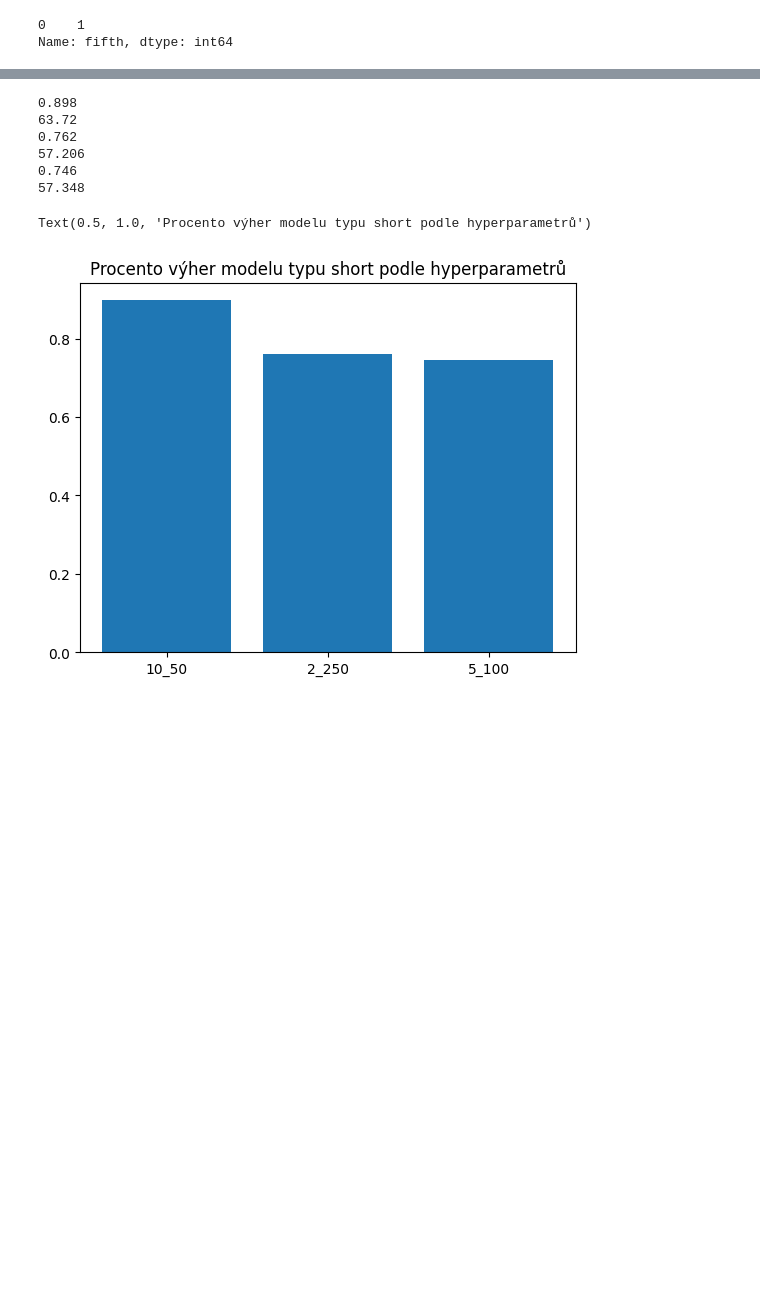
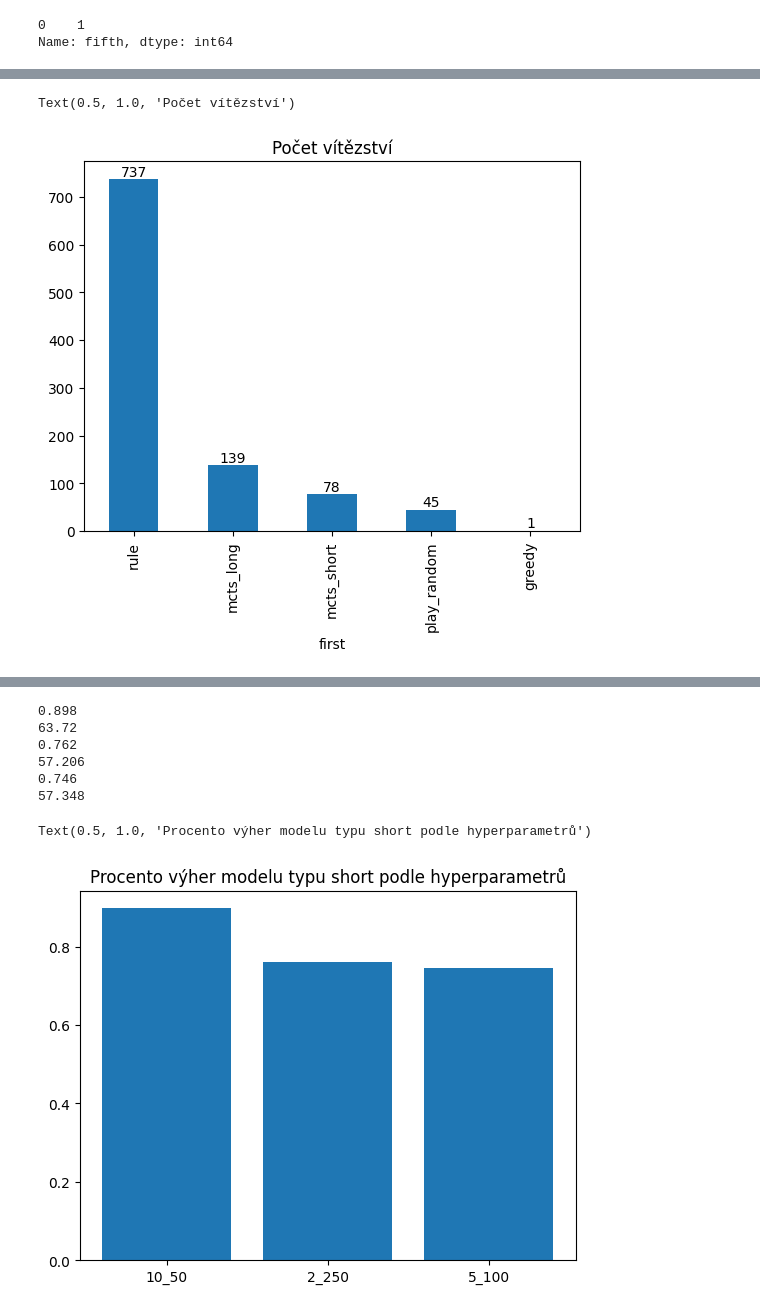
Before and after one commit to Violetta0712/obludarium, a Jupyter notebook: analyza.ipynb, the cells around one changed output, grey strips where cells are left out. Drawn from its saved outputs; the diff is of its cells as text; code cells hidden in the pictures; blank space fills up the shorter version.

```diff
--- a/analyza.ipynb
+++ b/analyza.ipynb
@@ -35,0 +54,10 @@ for p_id in range(len(players)):
+# %%
+p_map = {0: "play_random", 1: "greedy", 2: "rule", 3: "mcts_short", 4: "mcts_long"}
+df_mod["first"].map(p_map).value_counts().plot(kind="bar")
+# add numbers on top of bars
+for i, (key, value) in enumerate(df_mod["first"].map(p_map).value_counts().items()):
+    plt.text(i, value, str(value), ha='center', va='bottom')
+plt.title("Počet vítězství")
+# %% [output]
+Text(0.5, 1.0, 'Počet vítězství')
+[figure, added]
```
Also changed, not shown: parts of 6 cells of this notebook.
